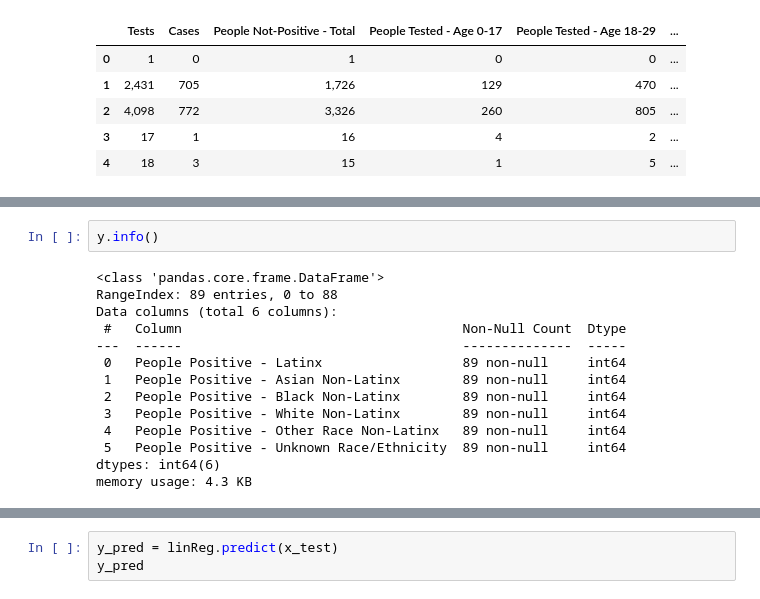
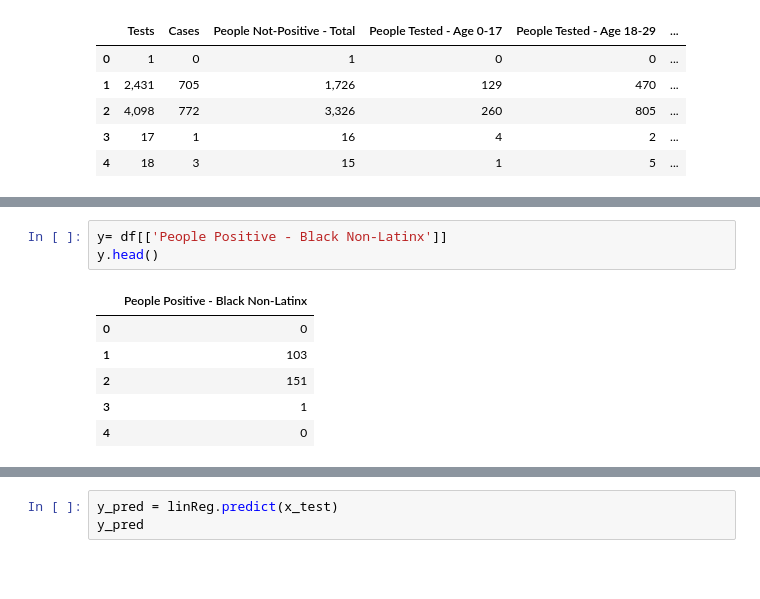
Before and after one commit to Avianou48/Studies, a Jupyter notebook: Python/Advanced_Python/COVID19_Testing_Project.ipynb, the cells around one changed output, grey strips where cells are left out. Saved outputs shown, nothing was run; the diff lists cells and outputs as text; blank space fills up the shorter version.

```diff
--- a/Python/Advanced_Python/COVID19_Testing_Project.ipynb
+++ b/Python/Advanced_Python/COVID19_Testing_Project.ipynb
@@ -157,19 +138,13 @@ y.head()
-# %%
-y.info()
-# %% [output]
-<class 'pandas.core.frame.DataFrame'>
-RangeIndex: 89 entries, 0 to 88
-Data columns (total 6 columns):
- #   Column                                    Non-Null Count  Dtype
----  ------                                    --------------  -----
- 0   People Positive - Latinx                  89 non-null     int64
- 1   People Positive - Asian Non-Latinx        89 non-null     int64
- 2   People Positive - Black Non-Latinx        89 non-null     int64
- 3   People Positive - White Non-Latinx        89 non-null     int64
- 4   People Positive - Other Race Non-Latinx   89 non-null     int64
- 5   People Positive - Unknown Race/Ethnicity  89 non-null     int64
-dtypes: int64(6)
-memory usage: 4.3 KB
+# %%
+y= df[['People Positive - Black Non-Latinx']]
+y.head()
+# %% [output]
+|  | People Positive - Black Non-Latinx |
+| 0 | 0 |
+| 1 | 103 |
+| 2 | 151 |
+| 3 | 1 |
+| 4 | 0 |
 # %%
 X.shape
 # %% [output]
```
Also changed, not shown: parts of 25 cells of this notebook.
